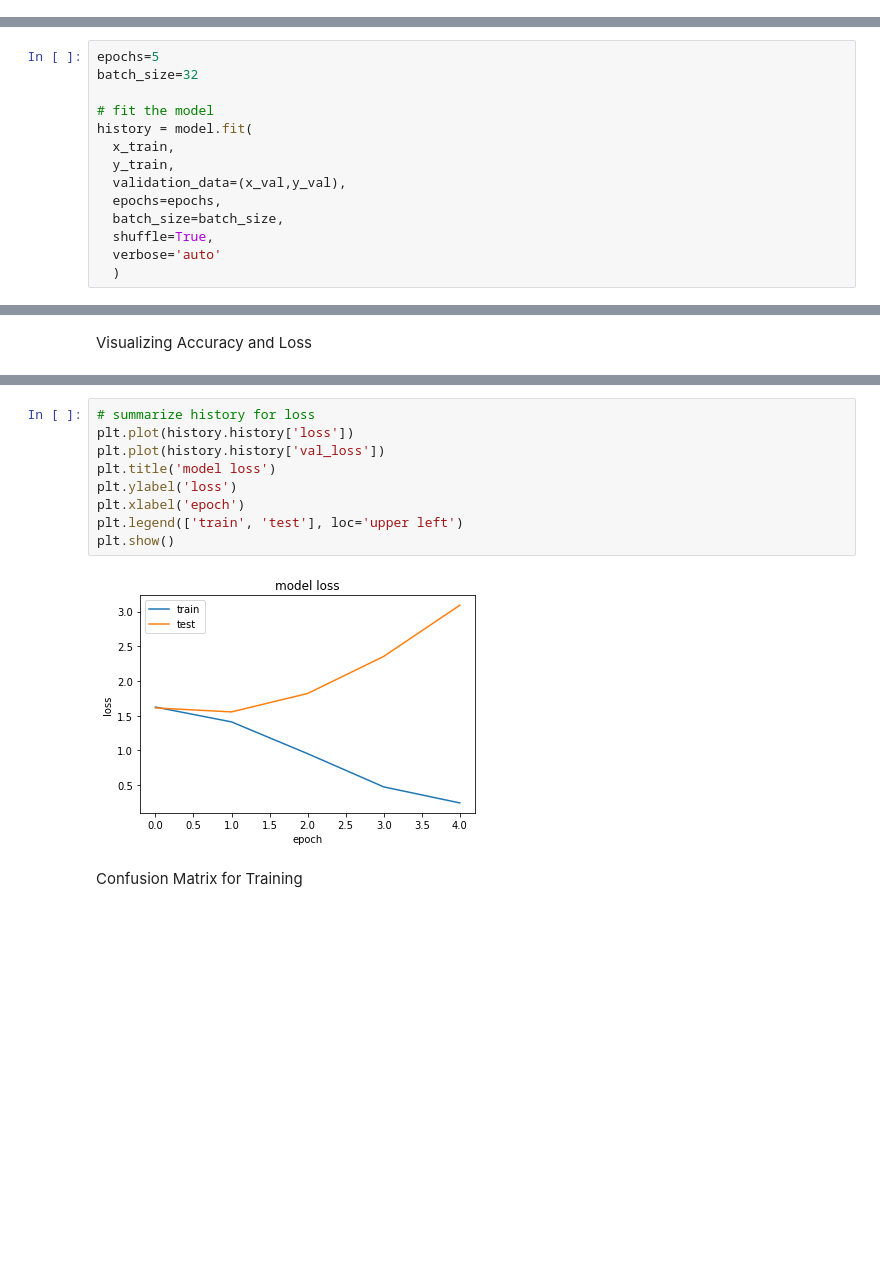
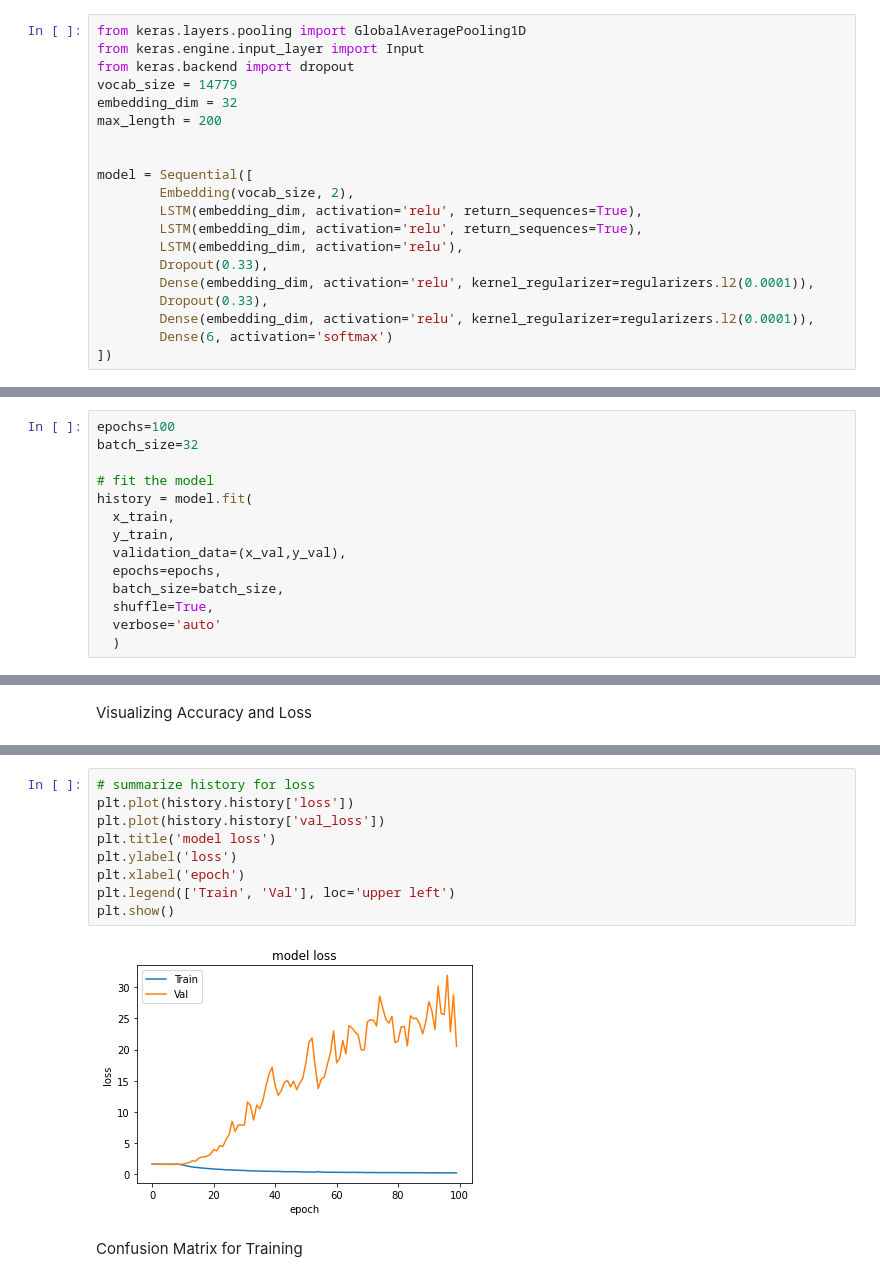
Before and after one commit to EricCallaway/COSC_5313_homework_7, a Jupyter notebook: AI_homework_7_RNN_LSTM_model.ipynb, the cells around one changed output, grey strips where cells are left out. Saved outputs shown, nothing was run; the diff lists cells and outputs as text; blank space fills up the shorter version.

```diff
--- a/AI_homework_7_RNN_LSTM_model.ipynb
+++ b/AI_homework_7_RNN_LSTM_model.ipynb
@@ -313,3 +310,23 @@ model = Sequential([
+# %%
+from keras.layers.pooling import GlobalAveragePooling1D
+from keras.engine.input_layer import Input
+from keras.backend import dropout
+vocab_size = 14779
+embedding_dim = 32
+max_length = 200
+
+
+model = Sequential([
+        Embedding(vocab_size, 2),
+        LSTM(embedding_dim, activation='relu', return_sequences=True),
+        LSTM(embedding_dim, activation='relu', return_sequences=True),
+        LSTM(embedding_dim, activation='relu'),
+        Dropout(0.33),
+        Dense(embedding_dim, activation='relu', kernel_regularizer=regularizers.l2(0.0001)),
+        Dropout(0.33),
+        Dense(embedding_dim, activation='relu', kernel_regularizer=regularizers.l2(0.0001)),
+        Dense(6, activation='softmax')
+])
 # %% [markdown]
 Compile Model
 # %%
@@ -340,7 +356,7 @@ _________________________________________________________________
 # %% [markdown]
 Train the Model
 # %%
-epochs=5
+epochs=100
 batch_size=32
 
 # fit the model
@@ -388,14 +411,14 @@ plt.show()
 # %%
 # summarize history for loss
 plt.plot(history.history['loss'])
 plt.plot(history.history['val_loss'])
 plt.title('model loss')
 plt.ylabel('loss')
 plt.xlabel('epoch')
-plt.legend(['train', 'test'], loc='upper left')
+plt.legend(['Train', 'Val'], loc='upper left')
 plt.show()
 # %% [output]
-[figure, old version]
+[figure, new version]
 # %% [markdown]
 Confusion Matrix for Training
 # %%
```
Also changed, not shown: parts of 21 cells of this notebook.
